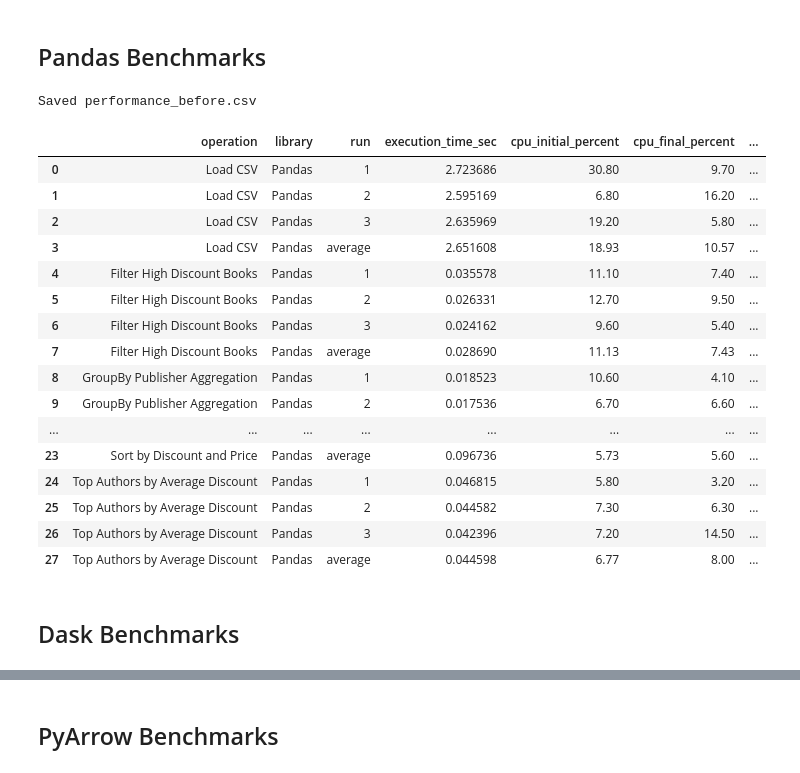
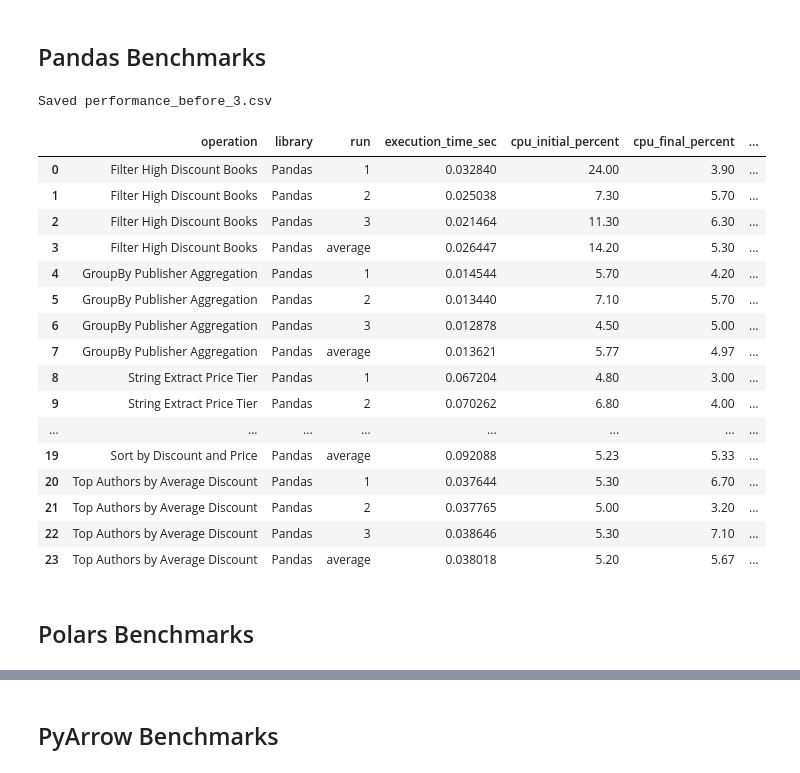
Before and after one commit to drshahizan/HPDP, a Jupyter notebook: 2526/project/p1/scubscub/p1/optimize_pipeline.ipynb, the cells around one changed output, grey strips where cells are left out. Saved outputs shown, nothing was run; the diff lists cells and outputs as text; code cells hidden in the pictures.

```diff
--- a/2526/project/p1/scubscub/p1/optimize_pipeline.ipynb
+++ b/2526/project/p1/scubscub/p1/optimize_pipeline.ipynb
@@ -123,24 +137,18 @@ Total rows: 147582
 # %%
 results = []
 
-# 1. Load CSV
-results.extend(benchmark(
-    "Load CSV", "Pandas",
-    lambda: pd.read_csv(file_path),
-    total_rows
-))
-
+# Load data into memory (not benchmarked)
 pdf = pd.read_csv(file_path)
 flush_memory()
 
-# 2. Filter high-discount books
+# 1. Filter high-discount books
 results.extend(benchmark(
     "Filter High Discount Books", "Pandas",
     lambda: pdf[(pdf["discount_pct"] > 70) & (pdf["current_price"] < 20)],
     total_rows
 ))
 
-# 3. GroupBy publisher aggregation
+# 2. GroupBy publisher aggregation
 results.extend(benchmark(
     "GroupBy Publisher Aggregation", "Pandas",
     lambda: pdf.groupby("publisher").agg({
@@ -151,14 +159,14 @@ results.extend(benchmark(
     total_rows
 ))
 
-# 4. String extract price tier
+# 3. String extract price tier
 results.extend(benchmark(
     "String Extract Price Tier", "Pandas",
     lambda: pdf["tags"].astype(str).str.extract(r'(RM[\d\s\-\.]+)'),
     total_rows
 ))
 
-# 5. Derived column calculation
+# 4. Derived column calculation
 results.extend(benchmark(
     "Calculate Savings", "Pandas",
     lambda: pdf.assign(
@@ -170,21 +178,21 @@ results.extend(benchmark(
     total_rows
 ))
 
-# 6. Sort by discount and price
+# 5. Sort by discount and price
 results.extend(benchmark(
     "Sort by Discount and Price", "Pandas",
     lambda: pdf.sort_values(["discount_pct", "current_price"], ascending=[False, True]),
     total_rows
 ))
 
-# 7. Top authors by average discount
+# 6. Top authors by average discount
 results.extend(benchmark(
     "Top Authors by Average Discount", "Pandas",
     lambda: pdf.groupby("author")["discount_pct"].mean().sort_values(ascending=False).head(20),
     total_rows
 ))
 
-# Save performance_before.csv — Pandas only, wide format
+# Save performance_before_3.csv — Pandas only, wide format
 def build_wide_csv(df, libraries):
     METRIC_MAP = [
         ("execution_time_sec",      "Total Processing Time (s)"),
@@ -213,52 +221,52 @@ def build_wide_csv(df, libraries):
 
         # Run label row
         run_header = ["Performance Metrics"]
         for lib in libraries:
             for run in RUNS:
                 run_header.append(RUN_LABELS[run])
         all_rows.append(run_header)
 
         # One data row per metric
         for metric_key, metric_label in METRIC_MAP:
             row = [metric_label]
             for lib in libraries:
                 for run in RUNS:
                     mask = (op_df["library"] == lib) & (op_df["run"] == run)
                     vals = op_df.loc[mask, metric_key].values
                     row.append(round(float(vals[0]), 4) if len(vals) > 0 else "")
             all_rows.append(row)
 
         all_rows.append([""] * n_cols)  # blank separator between operations
 
     return pd.DataFrame(all_rows)
 
 
 build_wide_csv(
     pd.DataFrame([r for r in results if r["library"] == "Pandas"]),
     ["Pandas"]
-).to_csv("performance_before.csv", index=False, header=False)
-print("Saved performance_before.csv")
+).to_csv("performance_before_3.csv", index=False, header=False)
+print("Saved performance_before_3.csv")
 
 pd.DataFrame([r for r in results if r["library"] == "Pandas"])
 # %% [output]
-Saved performance_before.csv
+Saved performance_before_3.csv
 |  | operation | library | run | execution_time_sec | cpu_initial_percent | cpu_final_percent | ... |
-| 0 | Load CSV | Pandas | 1 | 2.723686 | 30.80 | 9.70 | ... |
-| 1 | Load CSV | Pandas | 2 | 2.595169 | 6.80 | 16.20 | ... |
-| 2 | Load CSV | Pandas | 3 | 2.635969 | 19.20 | 5.80 | ... |
-| 3 | Load CSV | Pandas | average | 2.651608 | 18.93 | 10.57 | ... |
-| 4 | Filter High Discount Books | Pandas | 1 | 0.035578 | 11.10 | 7.40 | ... |
-| 5 | Filter High Discount Books | Pandas | 2 | 0.026331 | 12.70 | 9.50 | ... |
-| 6 | Filter High Discount Books | Pandas | 3 | 0.024162 | 9.60 | 5.40 | ... |
-| 7 | Filter High Discount Books | Pandas | average | 0.028690 | 11.13 | 7.43 | ... |
-| 8 | GroupBy Publisher Aggregation | Pandas | 1 | 0.018523 | 10.60 | 4.10 | ... |
-| 9 | GroupBy Publisher Aggregation | Pandas | 2 | 0.017536 | 6.70 | 6.60 | ... |
+| 0 | Filter High Discount Books | Pandas | 1 | 0.032840 | 24.00 | 3.90 | ... |
+| 1 | Filter High Discount Books | Pandas | 2 | 0.025038 | 7.30 | 5.70 | ... |
+| 2 | Filter High Discount Books | Pandas | 3 | 0.021464 | 11.30 | 6.30 | ... |
+| 3 | Filter High Discount Books | Pandas | average | 0.026447 | 14.20 | 5.30 | ... |
+| 4 | GroupBy Publisher Aggregation | Pandas | 1 | 0.014544 | 5.70 | 4.20 | ... |
+| 5 | GroupBy Publisher Aggregation | Pandas | 2 | 0.013440 | 7.10 | 5.70 | ... |
+| 6 | GroupBy Publisher Aggregation | Pandas | 3 | 0.012878 | 4.50 | 5.00 | ... |
+| 7 | GroupBy Publisher Aggregation | Pandas | average | 0.013621 | 5.77 | 4.97 | ... |
+| 8 | String Extract Price Tier | Pandas | 1 | 0.067204 | 4.80 | 3.00 | ... |
+| 9 | String Extract Price Tier | Pandas | 2 | 0.070262 | 6.80 | 4.00 | ... |
 | ... | ... | ... | ... | ... | ... | ... | ... |
-| 23 | Sort by Discount and Price | Pandas | average | 0.096736 | 5.73 | 5.60 | ... |
-| 24 | Top Authors by Average Discount | Pandas | 1 | 0.046815 | 5.80 | 3.20 | ... |
-| 25 | Top Authors by Average Discount | Pandas | 2 | 0.044582 | 7.30 | 6.30 | ... |
-| 26 | Top Authors by Average Discount | Pandas | 3 | 0.042396 | 7.20 | 14.50 | ... |
-| 27 | Top Authors by Average Discount | Pandas | average | 0.044598 | 6.77 | 8.00 | ... |
+| 19 | Sort by Discount and Price | Pandas | average | 0.092088 | 5.23 | 5.33 | ... |
+| 20 | Top Authors by Average Discount | Pandas | 1 | 0.037644 | 5.30 | 6.70 | ... |
+| 21 | Top Authors by Average Discount | Pandas | 2 | 0.037765 | 5.00 | 3.20 | ... |
+| 22 | Top Authors by Average Discount | Pandas | 3 | 0.038646 | 5.30 | 7.10 | ... |
+| 23 | Top Authors by Average Discount | Pandas | average | 0.038018 | 5.20 | 5.67 | ... |
-# %% [markdown]
-## Dask Benchmarks
+# %% [markdown]
+## Polars Benchmarks
 # %%
```
Also changed, not shown: parts of 10 cells of this notebook.
